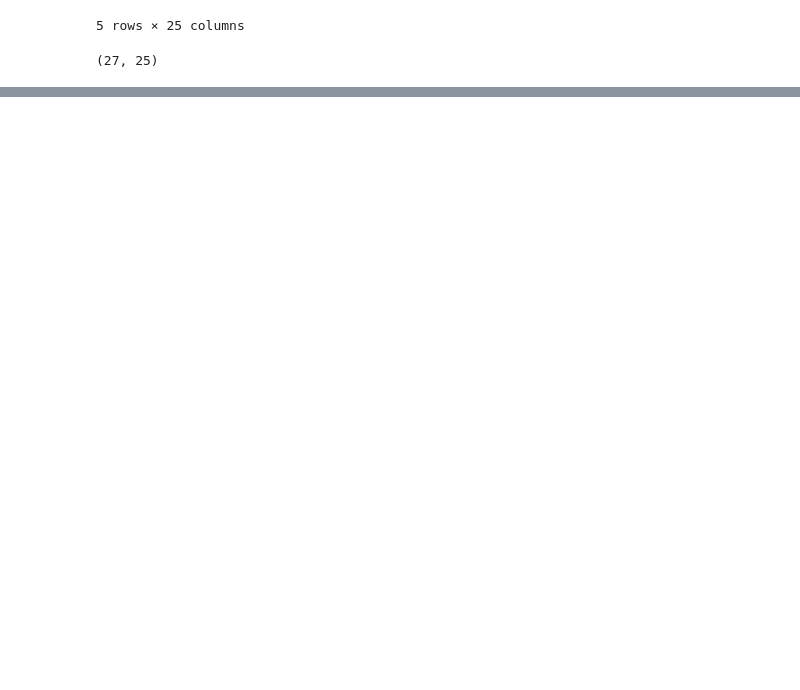
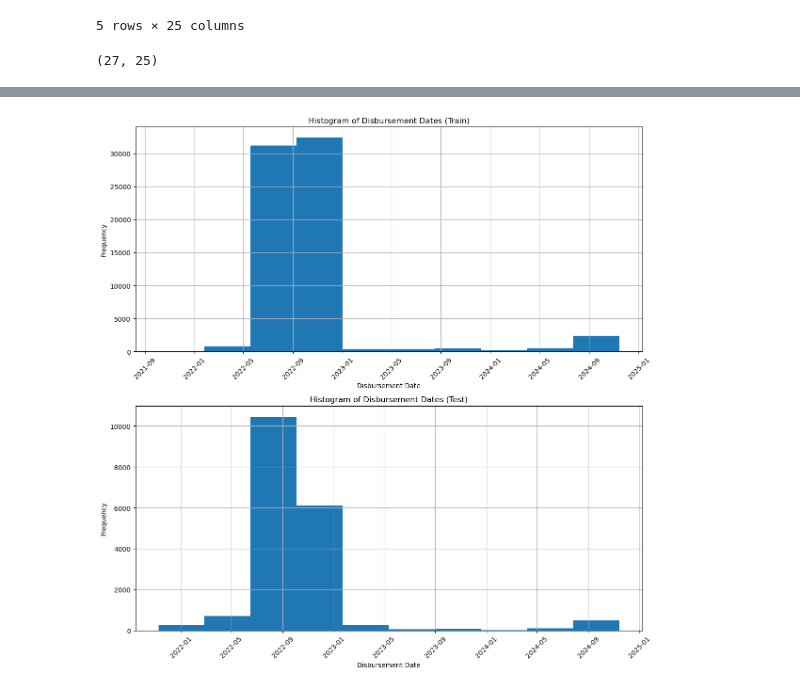
Before and after one commit to QuantBender/African-Credit-Scoring-Challenge, a Jupyter notebook: Notebooks/EDA.ipynb, the cells around one changed output, grey strips where cells are left out. Cells and saved outputs as stored; diff of their text form; code cells hidden in the pictures; blank space fills up the shorter version.

```diff
--- a/Notebooks/EDA.ipynb
+++ b/Notebooks/EDA.ipynb
@@ -106,0 +421,26 @@ Name: count, Length: 64, dtype: int64
+# %%
+# Convert disbursement_date to datetime
+train['disbursement_date'] = pd.to_datetime(train['disbursement_date'])
+test['disbursement_date'] = pd.to_datetime(test['disbursement_date'])
+
+# Create subplots
+fig, (ax1, ax2) = plt.subplots(2, 1, figsize=(12, 12))
+
+# Create a histogram of disbursement_date for train dataset
+train['disbursement_date'].hist(ax=ax1)
+ax1.set_xlabel('Disbursement Date')
+ax1.set_ylabel('Frequency')
+ax1.set_title('Histogram of Disbursement Dates (Train)')
+ax1.tick_params(axis='x', rotation=45)
+
+# Create a histogram of disbursement_date for test dataset
+test['disbursement_date'].hist(ax=ax2)
+ax2.set_xlabel('Disbursement Date')
+ax2.set_ylabel('Frequency')
+ax2.set_title('Histogram of Disbursement Dates (Test)')
+ax2.tick_params(axis='x', rotation=45)
+
+plt.tight_layout()
+plt.show()
+# %% [output]
+[figure, added]
```
Also changed, not shown: parts of 94 cells of this notebook, 1 other file.
